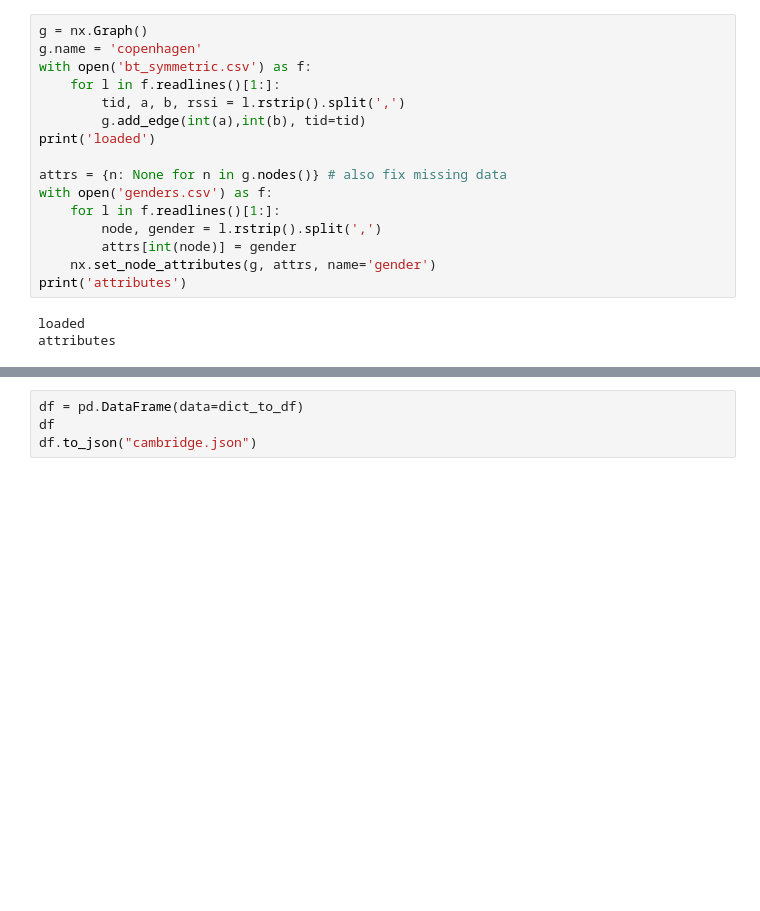
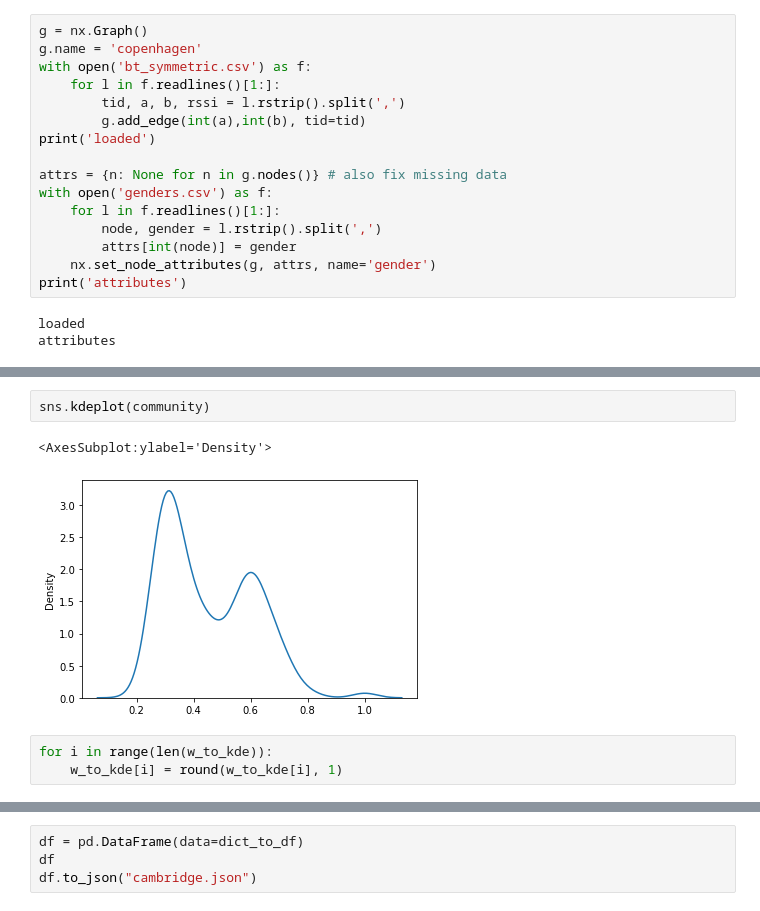
Before and after one commit to FedericoMz/FairNet, a Jupyter notebook: AMARE.ipynb, the cells around one changed output, grey strips where cells are left out. Saved outputs shown, nothing was run; the diff lists cells and outputs as text; blank space fills up the shorter version.

```diff
--- a/AMARE.ipynb
+++ b/AMARE.ipynb
@@ -137,0 +267,8 @@ Node with no links
+# %%
+sns.kdeplot(community)
+# %% [output]
+<AxesSubplot:ylabel='Density'>
+[figure, added]
+# %%
+for i in range(len(w_to_kde)):
+    w_to_kde[i] = round(w_to_kde[i], 1)
```
Also changed, not shown: parts of 25 cells of this notebook.
